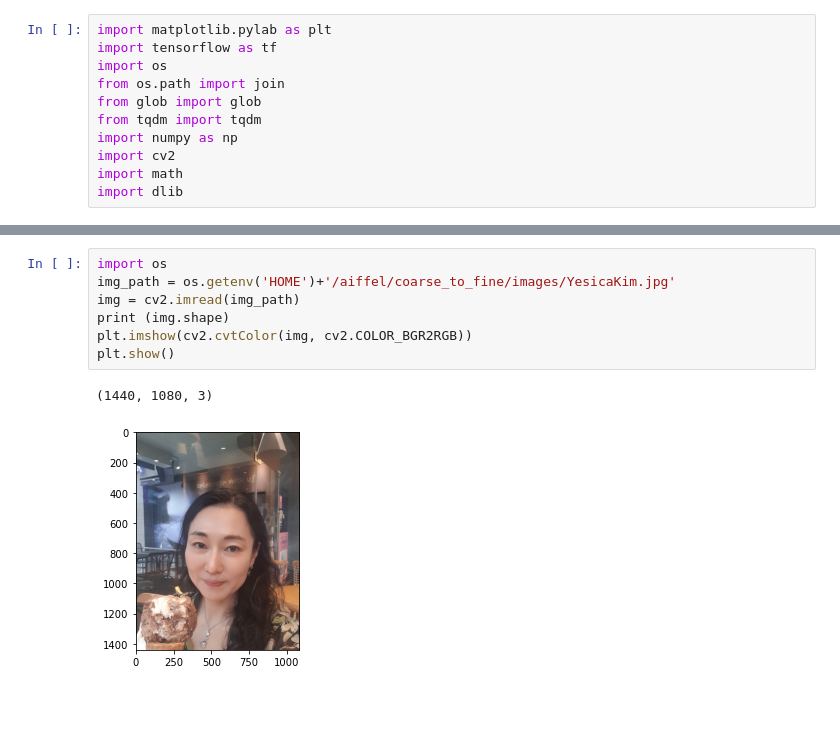
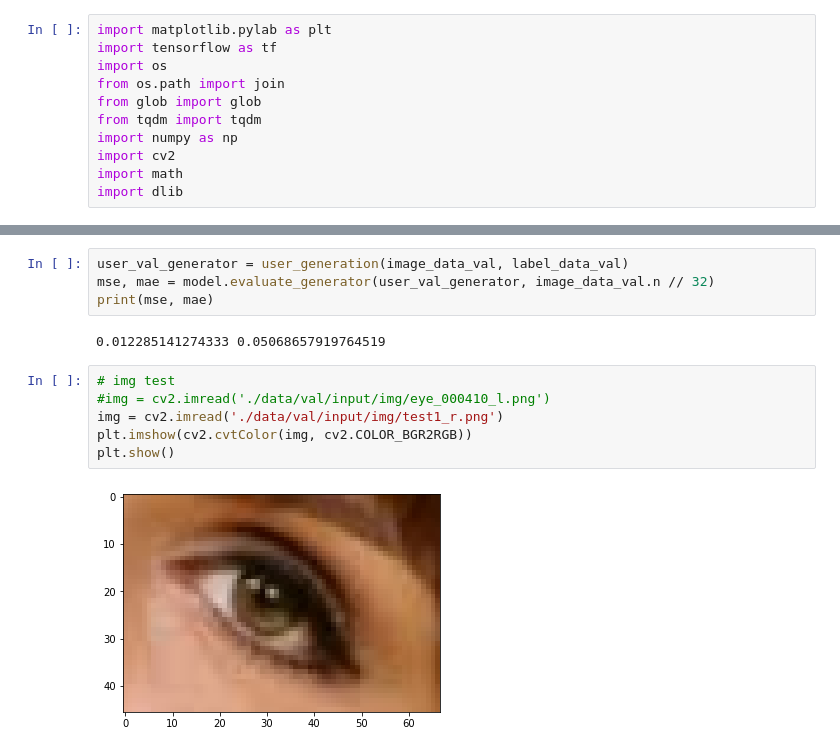
Before and after one commit to YesicaKim/G16_coarse_to_fine, a Jupyter notebook: G16_coarse_to_fine.ipynb, the cells around one changed output, grey strips where cells are left out. Saved outputs shown, nothing was run; the diff lists cells and outputs as text; blank space fills up the shorter version.

```diff
--- a/G16_coarse_to_fine.ipynb
+++ b/G16_coarse_to_fine.ipynb
@@ -21,10 +209,14 @@ import dlib
+# %%
+user_val_generator = user_generation(image_data_val, label_data_val)
+mse, mae = model.evaluate_generator(user_val_generator, image_data_val.n // 32)
+print(mse, mae)
+# %% [output]
+0.012285141274333 0.05068657919764519
 # %%
-import os
-img_path = os.getenv('HOME')+'/aiffel/coarse_to_fine/images/YesicaKim.jpg'
-img = cv2.imread(img_path)
-print (img.shape)
+# img test
+#img = cv2.imread('./data/val/input/img/eye_000410_l.png')
+img = cv2.imread('./data/val/input/img/test1_r.png')
 plt.imshow(cv2.cvtColor(img, cv2.COLOR_BGR2RGB))
 plt.show()
 # %% [output]
-(1440, 1080, 3)
-[figure, old version]
+[figure, new version]
```
Also changed, not shown: parts of 25 cells of this notebook, 12 other files.
